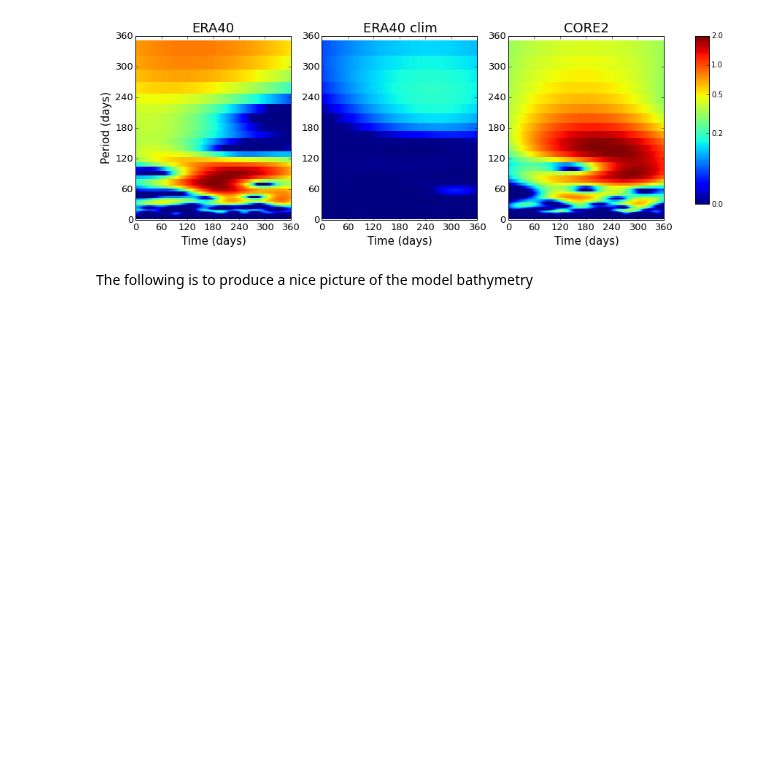
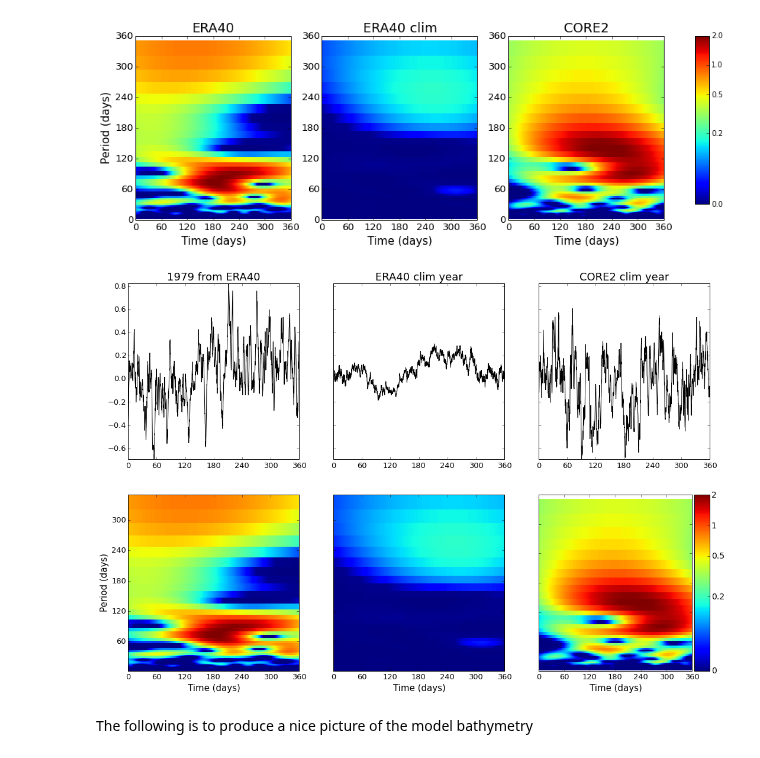
Before and after one commit to AlessandroMozzato/notebooks, a Jupyter notebook: Forcing_datasets.ipynb, the cells around one changed output. Drawn from its saved outputs; the diff is of its cells as text; code cells hidden in the pictures; blank space fills up the shorter version.

```diff
--- a/Forcing_datasets.ipynb
+++ b/Forcing_datasets.ipynb
@@ -325,6 +325,75 @@ fig.subplots_adjust(right=1.8,top=1.)
 fig.savefig('/noc/users/am8e13/Figures/forcing_wavelets',dpi=dpires, bbox_inches='tight')
 # %% [output]
 [figure]
+# %%
+sys.path.append('/noc/users/am8e13/Python/wavelets/')
+import wavelets
+import matplotlib.colors as colors
+
+N = 360
+# given a signal x(t)
+x = ERA['data_all']['v10m'][0:N]
+x = ERA['data_ave_all']['v10m'][0:N]
+x = CORE2['data_ave']['v10m'][0:N]
+
+# and a sample spacing
+dt = 1.
+
+
+fig,axes = plt.subplots(2,3,sharey='row')
+
+yp =1
+start = 10
+ax_ind = 0
+ord_var = ['v10m','u10m','dsw']#,'dlw','tmp2m_degC','rain']
+time = np.array(range(len(ERA['data']['v10m'])))/(4*360.)
+
+var = 'u10m'
+
+axes.flat[0].plot(time[0:360*yp*4]*360,ERA['data_all'][var][0:360*yp*4],'black')
+axes.flat[1].plot(time[0:360*yp*4]*360,ERA['data_ave_all'][var][0:360*yp*4],'black')
+axes.flat[2].plot(time_core[var]*360,CORE2['data_ave'][var],'black')
+for ax_ind,tit in zip(range(3),['1979 from ERA40','ERA40 clim year','CORE2 clim year']):
+    axes.flat[ax_ind].set_title(tit,fontsize=18)
+    axes.flat[ax_ind].set_xticks([0,60,120,180,240,300,360])
+    axes.flat[ax_ind].axis('tight')
+
+for j,x,tit in zip(range(3,6),[ERA['data_all'][var][0:N],ERA['data_ave_all'][var][0:N], \
+                           CORE2['data_ave'][var][0:N]],['1979 from ERA40','ERA40 clim year','CORE2 clim year']):
+    wa = wavelets.WaveletAnalysis(x, dt=dt)
+
+    # wavelet power spectrum
+    power = wa.wavelet_power
+    # scales
+    scales = wa.scales
+    # associated time vector
+    t = wa.time
+    # reconstruction of the original data
+    rx = wa.reconstruction()
+    T, S = np.meshgrid(t, scales)
+    cs = axes.flat[j].pcolormesh(T, S, power, vmin=0,vmax=2,norm=colors.SymLogNorm(linthresh=0.04, linscale=0.04,
+                                              vmin=.0, vmax=1.0))
+
+    plt.setp([a.get_xticklabels() for a in axes.flat],fontsize=13)
+    plt.setp([a.get_yticklabels() for a in axes.flat],fontsize=13)
+
+    if j == 5:
+        div = make_axes_locatable(axes.flat[j])
+        cax = div.append_axes("right", size="10%", pad=0.05)
+        cbar = plt.colorbar(cs, cax=cax, format="%.2g")
+        cbar.set_ticks([0,0.2,0.5,1,2])
+        cbar.ax.tick_params(labelsize=14)
+
+    axes.flat[j].axis('tight')
+    axes.flat[j].set_xticks([0,60,120,180,240,300,360])
+    axes.flat[j].set_yticks([0,60,120,180,240,300,360])
+    axes.flat[3].set_ylabel('Period (days)',fontsize=15)
+    axes.flat[j].set_xlabel('Time (days)',fontsize=15)
+
+fig.subplots_adjust(right=2.4,top=2.4)
+fig.savefig('/noc/users/am8e13/Figures/forcing_wavelets',dpi=dpires, bbox_inches='tight')
+# %% [output]
+[figure, added]
 # %%
 def dataset_unity():
     titles = {'v10m': 'Meridional wind' , 'u10m' : 'Zonal wind', 'rain_new33': 'Precipitation new33', \
```
Also changed, not shown: 1 other file.
